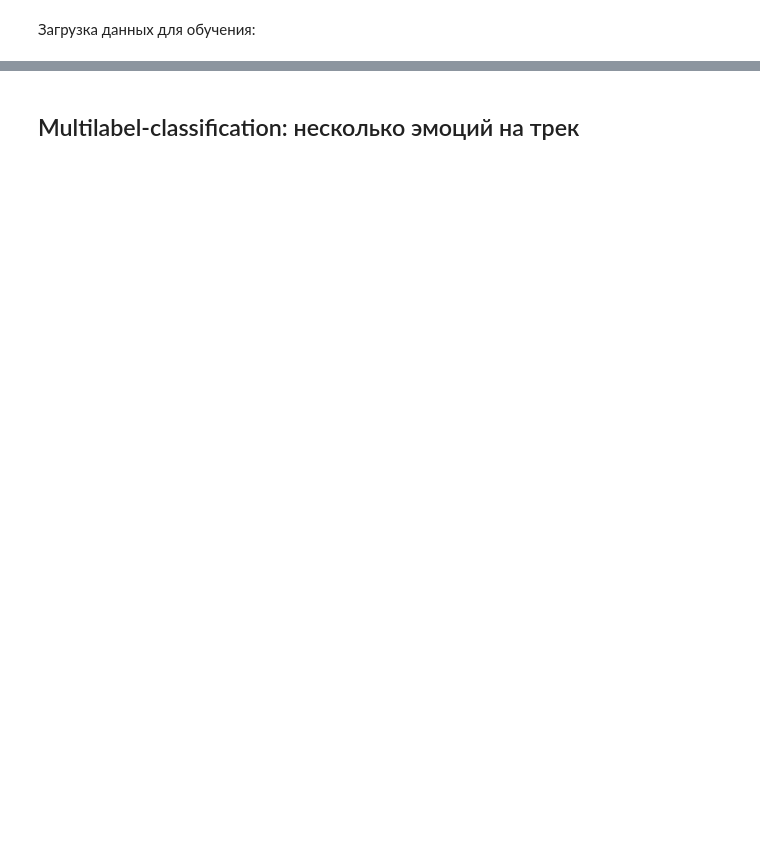
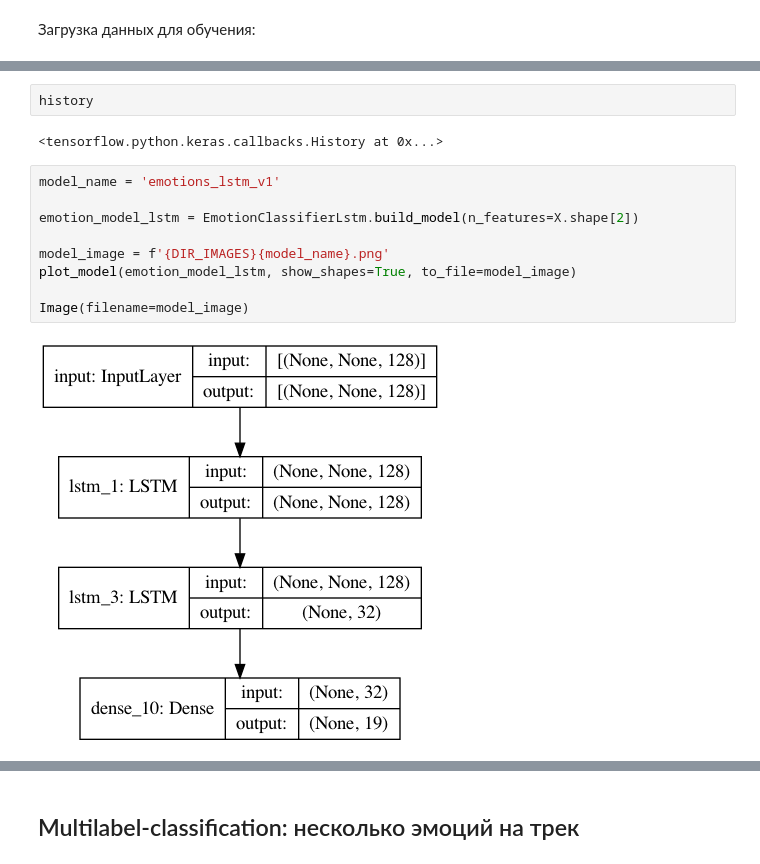
Before and after one commit to NikolayZakharevich/itmo-music-processing-2021, a Jupyter notebook: cpanel/models/Models-Training.ipynb, the cells around one changed output, grey strips where cells are left out. Saved outputs shown, nothing was run; the diff lists cells and outputs as text; blank space fills up the shorter version.

```diff
--- a/cpanel/models/Models-Training.ipynb
+++ b/cpanel/models/Models-Training.ipynb
@@ -235,0 +255,15 @@ Epoch 1/50
+# %%
+history
+# %% [output]
+<tensorflow.python.keras.callbacks.History at 0x...>
+# %%
+model_name = 'emotions_lstm_v1'
+
+emotion_model_lstm = EmotionClassifierLstm.build_model(n_features=X.shape[2])
+
+model_image = f'{DIR_IMAGES}{model_name}.png'
+plot_model(emotion_model_lstm, show_shapes=True, to_file=model_image)
+
+Image(filename=model_image)
+# %% [output]
+[figure, added]
```
Also changed, not shown: parts of 11 cells of this notebook, 18 other files.
